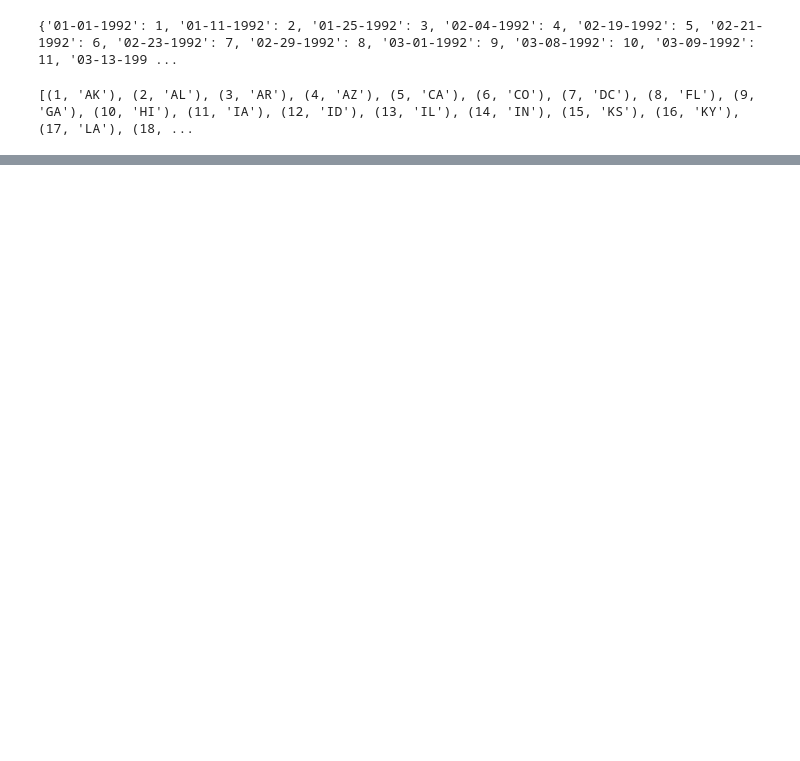
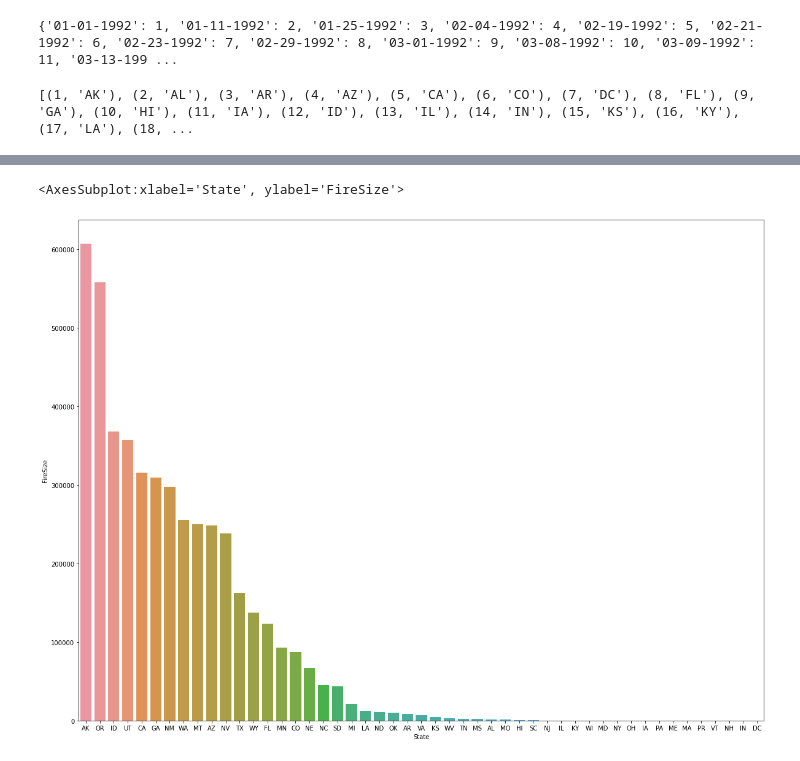
Before and after one commit to achalk14/EAS503, a Jupyter notebook: Py Project.ipynb, the cells around one changed output, grey strips where cells are left out. Drawn from its saved outputs; the diff is of its cells as text; code cells hidden in the pictures; blank space fills up the shorter version.

```diff
--- a/Py Project.ipynb
+++ b/Py Project.ipynb
@@ -695,8 +297,0 @@ E_class
-# %%
-###########this needs to be fixed############
-import matplotlib.pyplot as plt
-from numpy import array
-x = array([A_class, B_class, C_class, D_class, E_class])
-
-plt.hist(x.astype('float'))
-plt.show()
@@ -751,0 +355,22 @@ fire_count
+# %%
+###########Barplot for Highest frequency of fire by state############
+normalized_database_filename = 'lightning_fire_normalized.db'
+conn = create_connection(normalized_database_filename)
+state_f = pd.read_sql_query("""SELECT a.State, a.fs FireSize
+from
+((select StateID, max(FireSize) as fs
+from FireDetails
+group by StateID ) x
+INNER join
+(SELECT State,StateID
+FROM FireState ) y
+on x.StateID= y.StateID) a""", conn)
+
+# fig = plt.figure(figsize =(10, 7))
+cur = conn.cursor()
+fig, ax = plt.subplots(figsize = (20,15))
+new_df = state_f.sort_values(by = 'FireSize',ascending=False)
+sns.barplot(x = 'State',y = 'FireSize',ax = ax,data = new_df)
+# %% [output]
+<AxesSubplot:xlabel='State', ylabel='FireSize'>
+[figure, added]
```
Also changed, not shown: parts of 41 cells of this notebook.
